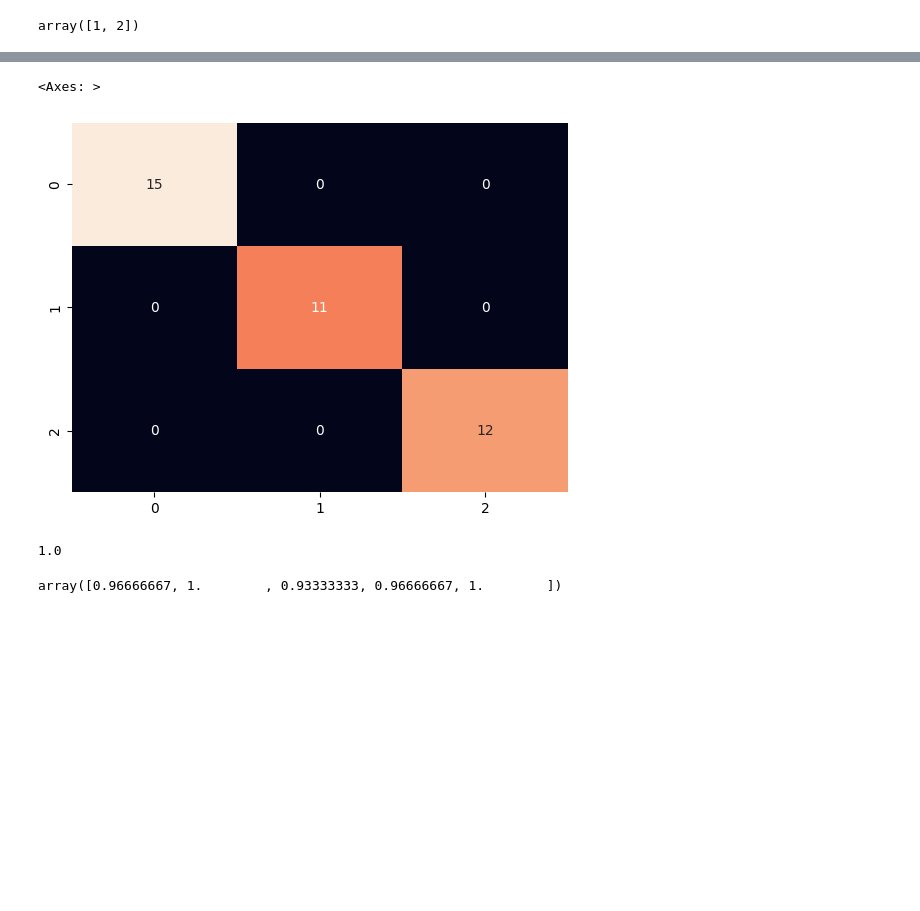
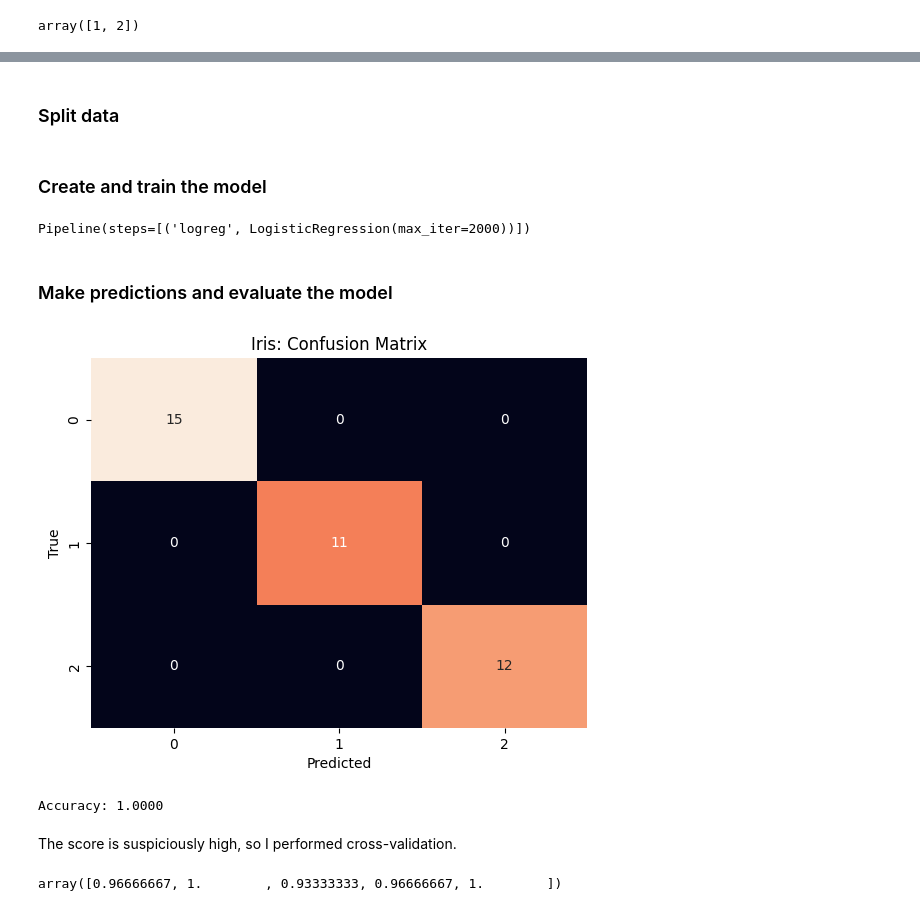
Before and after one commit to SadSoup/Amazinum-home-tasks-2026, a Jupyter notebook: lesson_4_logistic_regression/lesson_4_log_reg_svm_hometask.ipynb, the cells around one changed output, grey strips where cells are left out. Cells and saved outputs as stored; diff of their text form; code cells hidden in the pictures; blank space fills up the shorter version.

```diff
--- a/lesson_4_logistic_regression/lesson_4_log_reg_svm_hometask.ipynb
+++ b/lesson_4_logistic_regression/lesson_4_log_reg_svm_hometask.ipynb
@@ -252,3 +250,5 @@ f1: 0.9285714285714286
+# %% [markdown]
+### Split data
 # %%
 X_train, X_test, y_train, y_test = train_test_split(
     df_iris.drop('target', axis=1),
@@ -256,10 +256,33 @@ X_train, X_test, y_train, y_test = train_test_split(
 
     random_state=42
 )
+# %% [markdown]
+### Create and train the model
 # %%
 logreg = Pipeline([
     ('logreg', LogisticRegression(max_iter=2000))
 ])
+logreg.fit(X_train, y_train)
+# %% [output]
+Pipeline(steps=[('logreg', LogisticRegression(max_iter=2000))])
+# %% [markdown]
+### Make predictions and evaluate the model
 # %%
-logreg.fit(X_train, y_train)
 pred = logreg.predict(X_test)
+cm_iris = confusion_matrix(y_test, pred)
+sns.heatmap(
+    cm_iris,
+    annot=True,
+    fmt="d",
+    cbar=False)
+
+plt.title("Iris: Confusion Matrix")
+plt.xlabel("Predicted")
+plt.ylabel("True")
+
+plt.show()
+
+print(f"Accuracy: {accuracy_score(y_test, pred):.4f}")
+# %% [output]
+[figure, added]
+Accuracy: 1.0000
@@ -268,16 +289,5 @@ cm_iris = confusion_matrix(y_test, pred)
-# %%
-sns.heatmap(
-    cm_iris,
-    annot=True,
-    fmt="d",
-    cbar=False)
-# %% [output]
-<Axes: >
-[figure, removed]
-# %%
-accuracy_score(y_test, pred)
-# %% [output]
-1.0
+# %% [markdown]
+The score is suspiciously high, so I performed cross-validation.
 # %%
 cross_val_score(logreg,  df_iris.drop('target', axis=1), df_iris['target'], cv=5)
 # %% [output]
```
Also changed, not shown: parts of 33 cells of this notebook.
